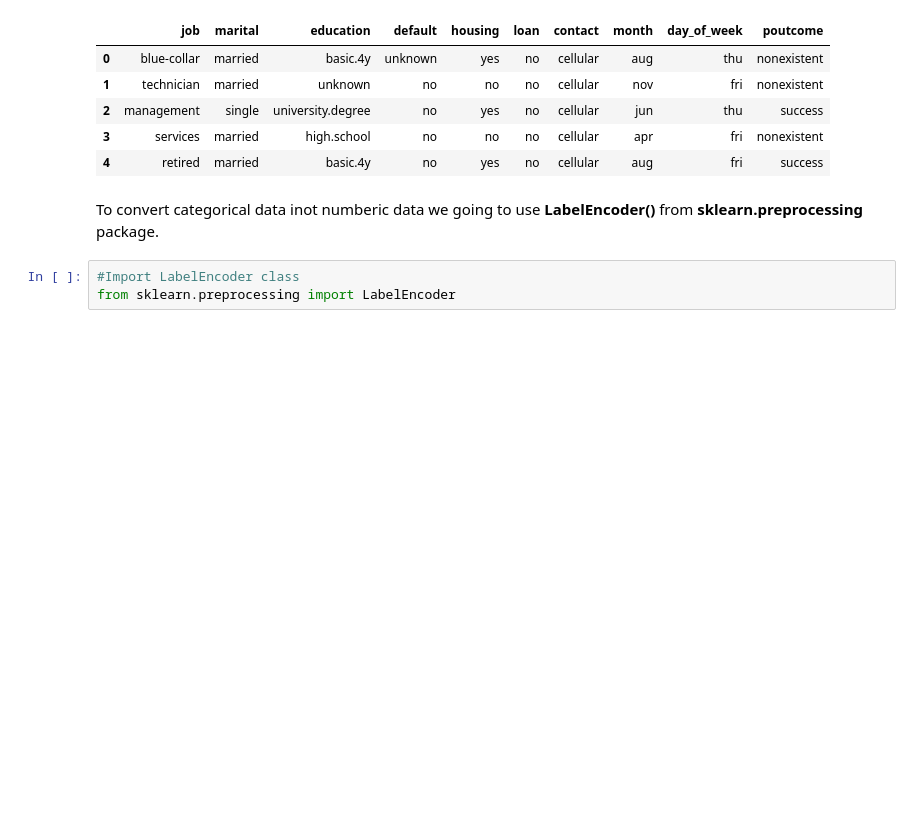
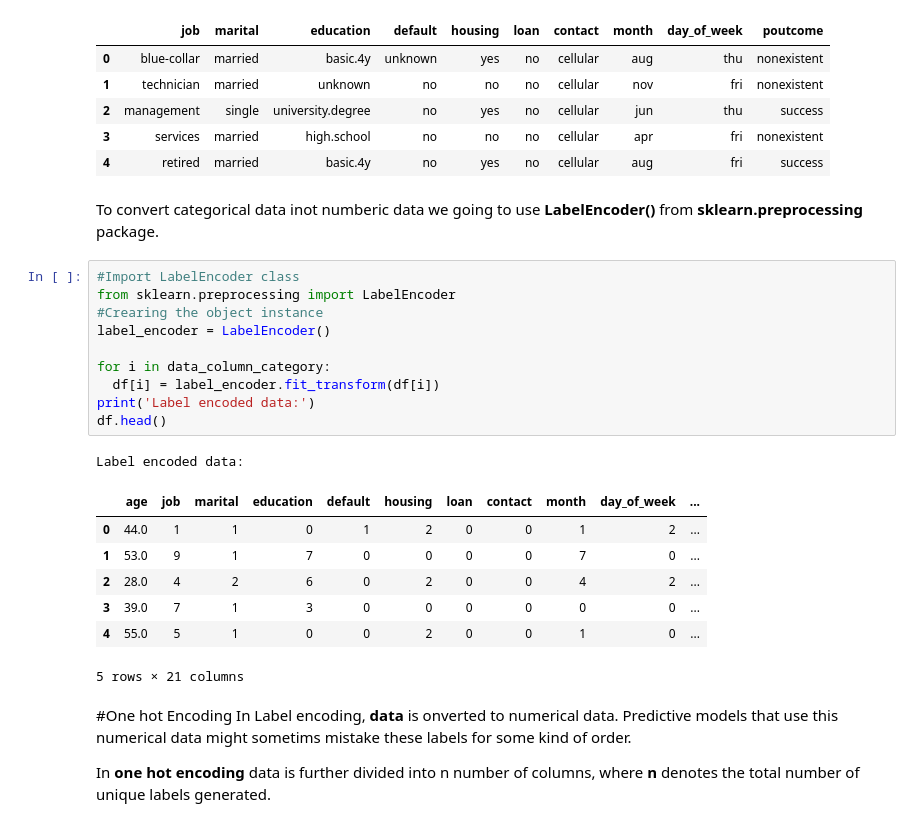
Before and after one commit to jafetpintle/DataManipulation, a Jupyter notebook: Capitulo_1_Datos.ipynb, the cells around one changed output. Saved outputs shown, nothing was run; the diff lists cells and outputs as text; blank space fills up the shorter version.

```diff
--- a/Capitulo_1_Datos.ipynb
+++ b/Capitulo_1_Datos.ipynb
@@ -513,3 +513,24 @@ To convert categorical data inot numberic data we going to use **LabelEncoder()*
 # %%
 #Import LabelEncoder class
 from sklearn.preprocessing import LabelEncoder
+#Crearing the object instance
+label_encoder = LabelEncoder()
+
+for i in data_column_category:
+  df[i] = label_encoder.fit_transform(df[i])
+print('Label encoded data:')
+df.head()
+# %% [output]
+Label encoded data:
+|  | age | job | marital | education | default | housing | loan | contact | month | day_of_week | ... |
+| 0 | 44.0 | 1 | 1 | 0 | 1 | 2 | 0 | 0 | 1 | 2 | ... |
+| 1 | 53.0 | 9 | 1 | 7 | 0 | 0 | 0 | 0 | 7 | 0 | ... |
+| 2 | 28.0 | 4 | 2 | 6 | 0 | 2 | 0 | 0 | 4 | 2 | ... |
+| 3 | 39.0 | 7 | 1 | 3 | 0 | 0 | 0 | 0 | 0 | 0 | ... |
+| 4 | 55.0 | 5 | 1 | 0 | 0 | 2 | 0 | 0 | 1 | 0 | ... |
+5 rows × 21 columns
+# %% [markdown]
+#One hot Encoding
+In Label encoding, **data**  is onverted to numerical data. Predictive models that use this numerical data might sometims mistake these labels for some kind of order.
+
+In **one hot encoding** data is further divided into n number of columns, where **n** denotes the total number of unique labels generated.
```
Also changed, not shown: parts of 8 cells of this notebook.
